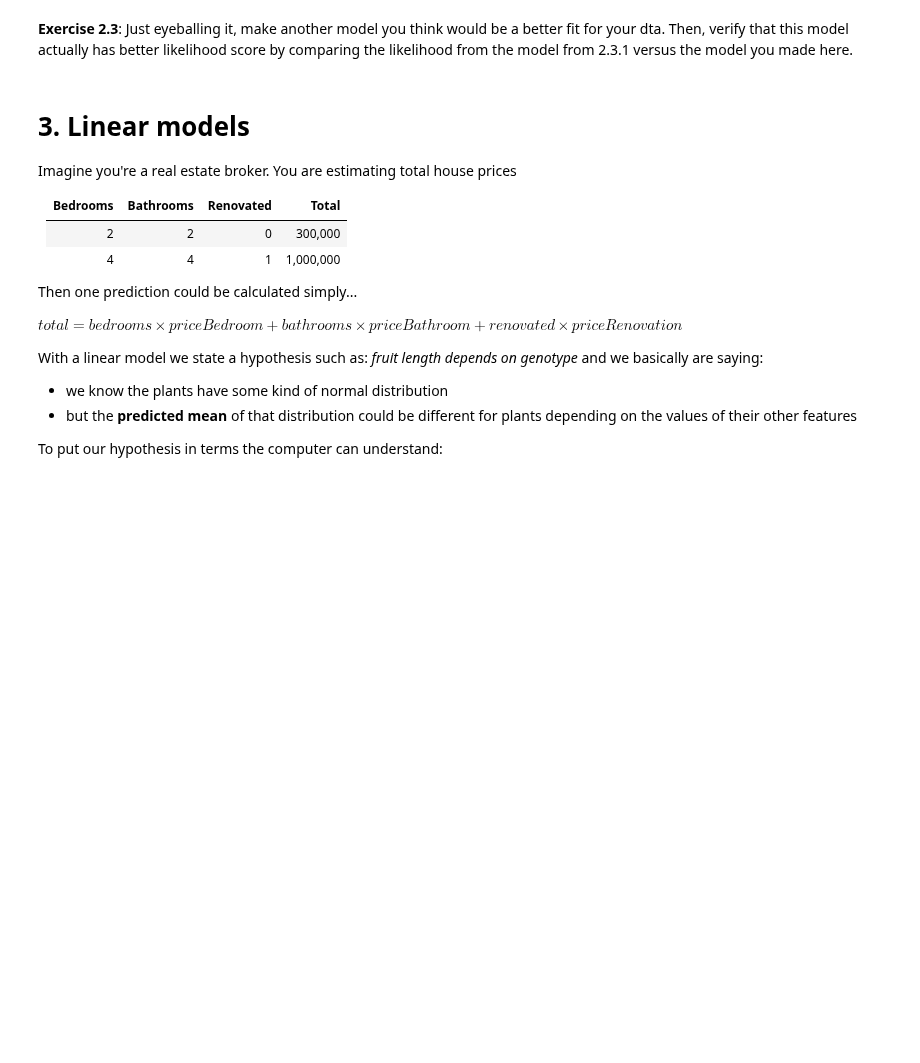
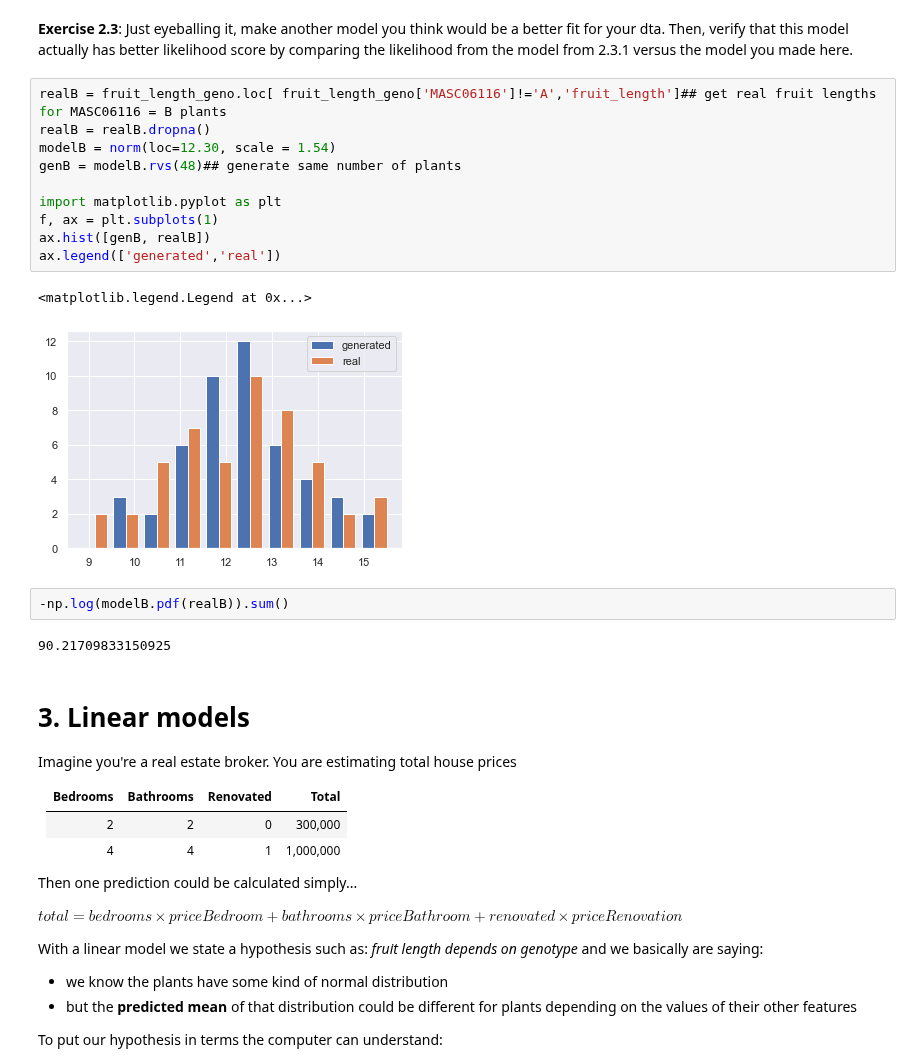
Before and after one commit to sam-delap/ds4bio, a Jupyter notebook: InClass/18_Nov8_linear_regression2.ipynb, the cells around one changed output. Drawn from its saved outputs; the diff is of its cells as text; blank space fills up the shorter version.

```diff
--- a/InClass/18_Nov8_linear_regression2.ipynb
+++ b/InClass/18_Nov8_linear_regression2.ipynb
@@ -157,5 +143,22 @@ ax.legend(['generated','real'])
 # %% [markdown]
 **Exercise 2.3**: Just eyeballing it, make another model you think would be a better fit for your dta. Then, verify that this model actually has  better likelihood score by comparing the likelihood from the model from 2.3.1 versus the model you made here.
+# %%
+realB = fruit_length_geno.loc[ fruit_length_geno['MASC06116']!='A','fruit_length']## get real fruit lengths for MASC06116 = B plants
+realB = realB.dropna()
+modelB = norm(loc=12.30, scale = 1.54)
+genB = modelB.rvs(48)## generate same number of plants
+
+import matplotlib.pyplot as plt
+f, ax = plt.subplots(1)
+ax.hist([genB, realB])
+ax.legend(['generated','real'])
+# %% [output]
+<matplotlib.legend.Legend at 0x...>
+[figure, added]
+# %%
+-np.log(modelB.pdf(realB)).sum()
+# %% [output]
+90.21709833150925
 # %% [markdown]
 # 3. Linear models
 Imagine you're a real estate broker. You are estimating total house prices
```
Also changed, not shown: parts of 38 cells of this notebook, 2 other files.
